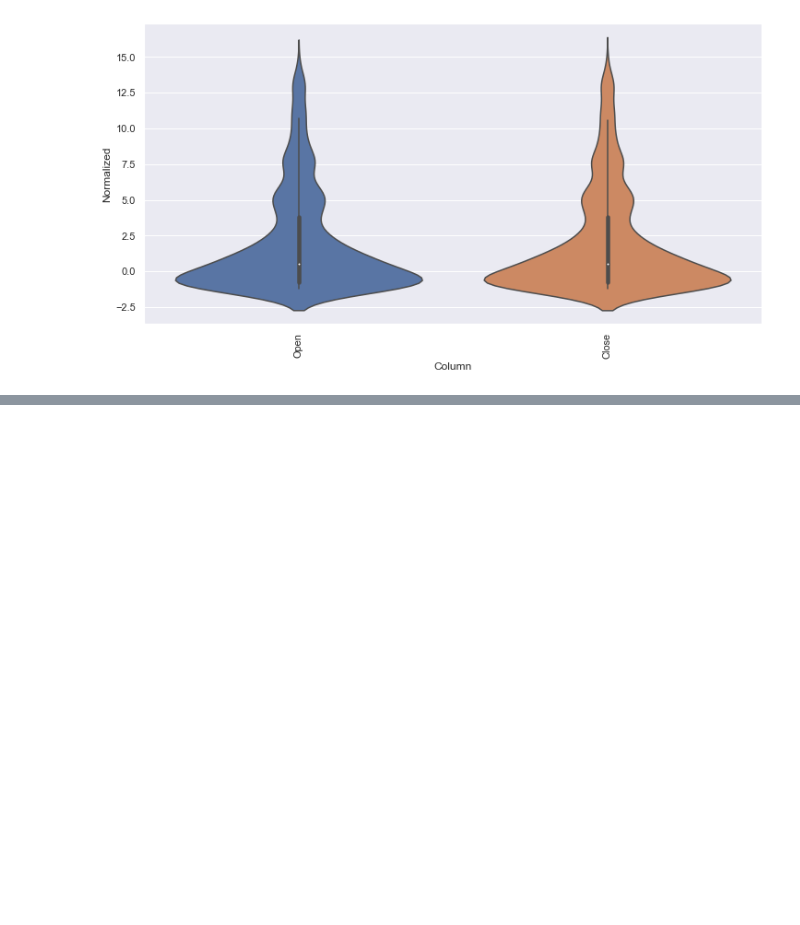
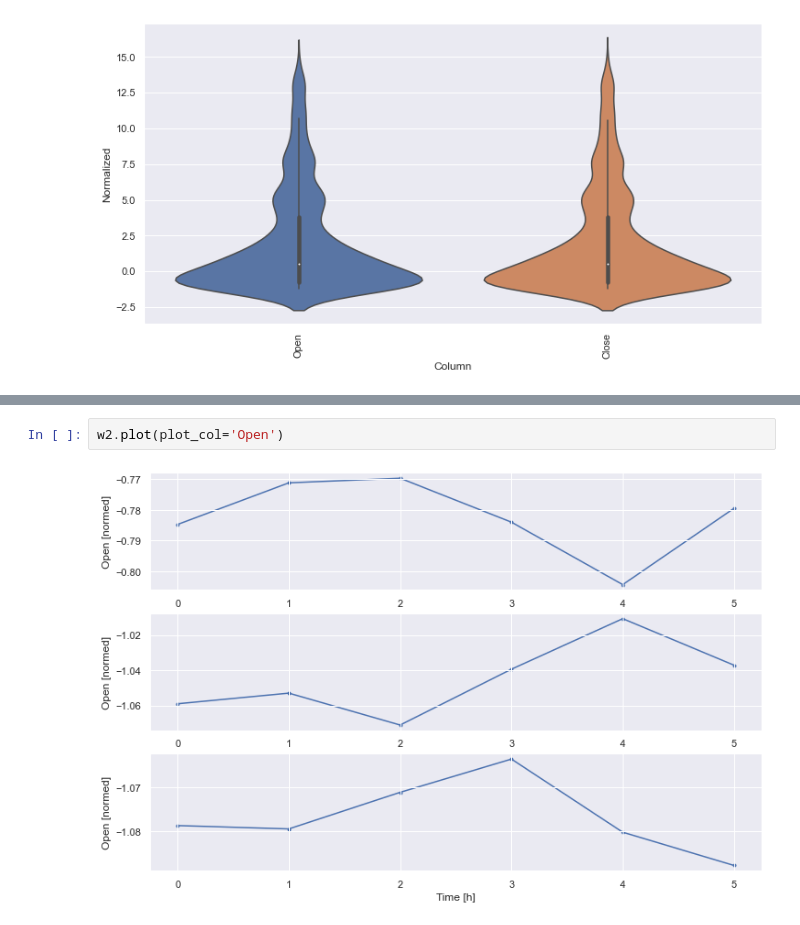
Before and after one commit to eytancanzini/ml_forecasting, a Jupyter notebook: tensorflow/app_v1.ipynb, the cells around one changed output, grey strips where cells are left out. Saved outputs shown, nothing was run; the diff lists cells and outputs as text; blank space fills up the shorter version.

```diff
--- a/tensorflow/app_v1.ipynb
+++ b/tensorflow/app_v1.ipynb
@@ -102,0 +236,4 @@ _ = ax.set_xticklabels(df.keys(), rotation=90)
+# %%
+w2.plot(plot_col='Open')
+# %% [output]
+[figure, added]
```
Also changed, not shown: parts of 15 cells of this notebook.
